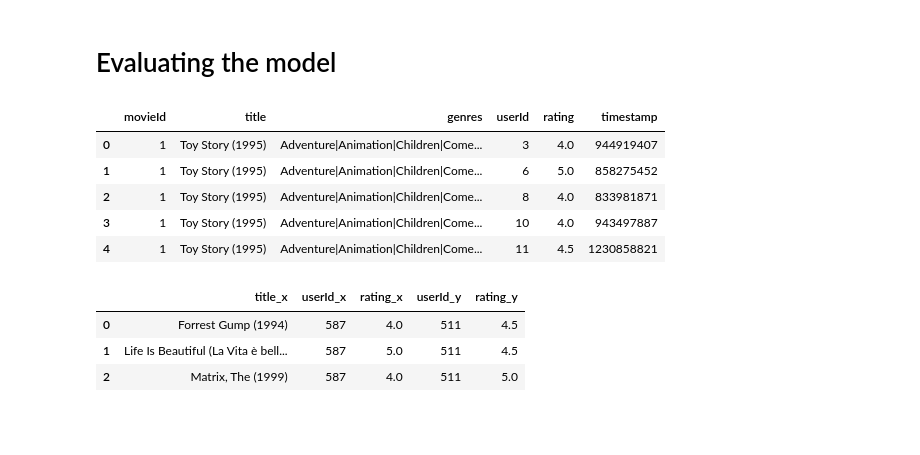
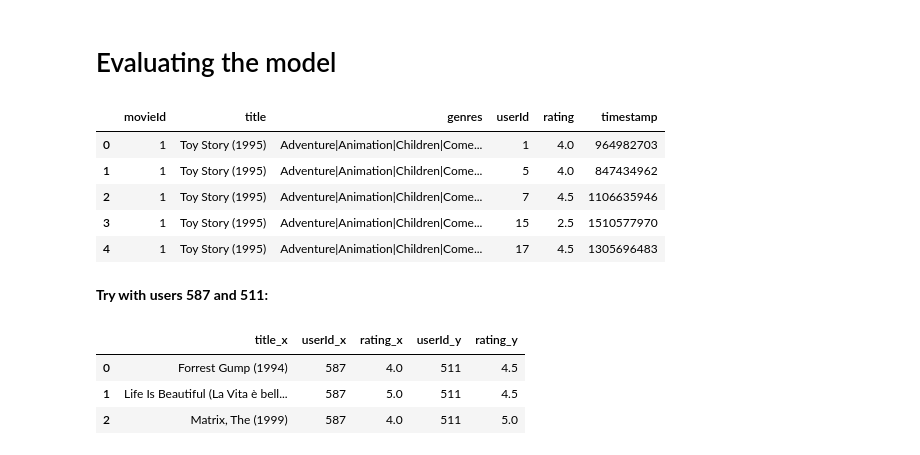
Before and after one commit to Macarena18/Final-Project, a Jupyter notebook: RecommenderSystem.ipynb, the cells around one changed output. Saved outputs shown, nothing was run; the diff lists cells and outputs as text; code cells hidden in the pictures; blank space fills up the shorter version.

```diff
--- a/RecommenderSystem.ipynb
+++ b/RecommenderSystem.ipynb
@@ -376,13 +380,13 @@ ratings=pd.read_csv("./src/datasets/ratings.csv")
 # %%
-df_movies_ratings=pd.merge(movies, ratings)
+df_movies_ratings=pd.merge(movies_df, ratings_df)
 df_movies_ratings.head()
 # %% [output]
 |  | movieId | title | genres | userId | rating | timestamp |
-| 0 | 1 | Toy Story (1995) | Adventure|Animation|Children|Come... | 3 | 4.0 | 944919407 |
-| 1 | 1 | Toy Story (1995) | Adventure|Animation|Children|Come... | 6 | 5.0 | 858275452 |
-| 2 | 1 | Toy Story (1995) | Adventure|Animation|Children|Come... | 8 | 4.0 | 833981871 |
-| 3 | 1 | Toy Story (1995) | Adventure|Animation|Children|Come... | 10 | 4.0 | 943497887 |
-| 4 | 1 | Toy Story (1995) | Adventure|Animation|Children|Come... | 11 | 4.5 | 1230858821 |
+| 0 | 1 | Toy Story (1995) | Adventure|Animation|Children|Come... | 1 | 4.0 | 964982703 |
+| 1 | 1 | Toy Story (1995) | Adventure|Animation|Children|Come... | 5 | 4.0 | 847434962 |
+| 2 | 1 | Toy Story (1995) | Adventure|Animation|Children|Come... | 7 | 4.5 | 1106635946 |
+| 3 | 1 | Toy Story (1995) | Adventure|Animation|Children|Come... | 15 | 2.5 | 1510577970 |
+| 4 | 1 | Toy Story (1995) | Adventure|Animation|Children|Come... | 17 | 4.5 | 1305696483 |
 # %%
 def get_user_similar_movies( user1, user2 ):#Returning common movies and ratings of same for both the users
     common_movies = movies_ratings[movies_ratings.userId == user1].merge(
@@ -391,6 +395,8 @@ def get_user_similar_movies( user1, user2 ):#Returning common movies and ratings
       how = "inner" )
     common_movies.drop(['movieId','genres_x','genres_y', 'timestamp_x','timestamp_y','title_y'],axis=1,inplace=True)
     return common_movies
+# %% [markdown]
+**Try with users 587 and 511:**
 # %%
 get_user_similar_movies(587,511)
 # %% [output]
```
Also changed, not shown: parts of 40 cells of this notebook, 2 other files.
